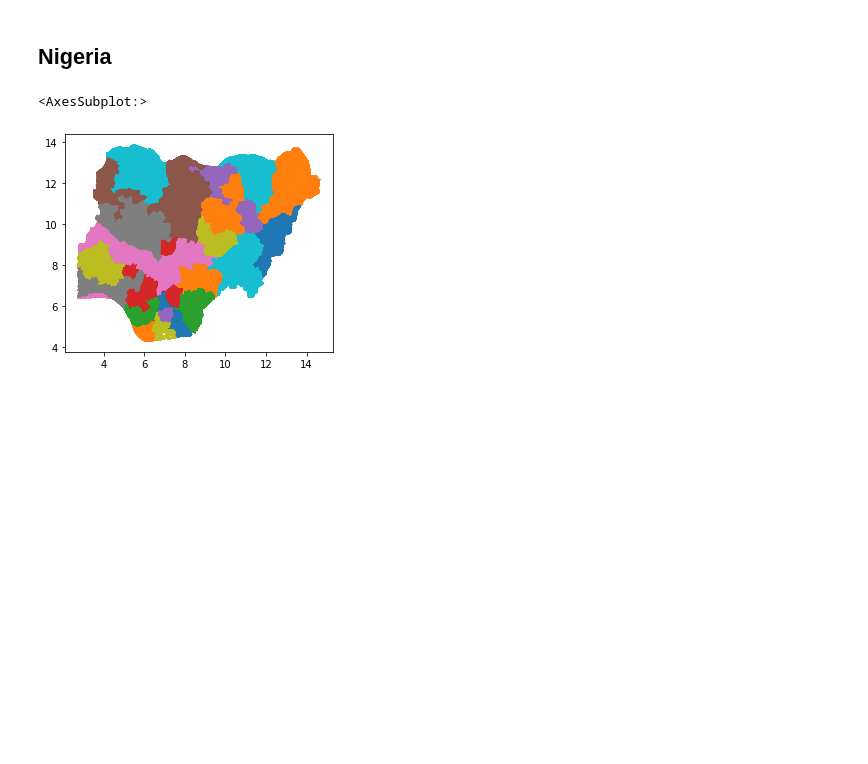
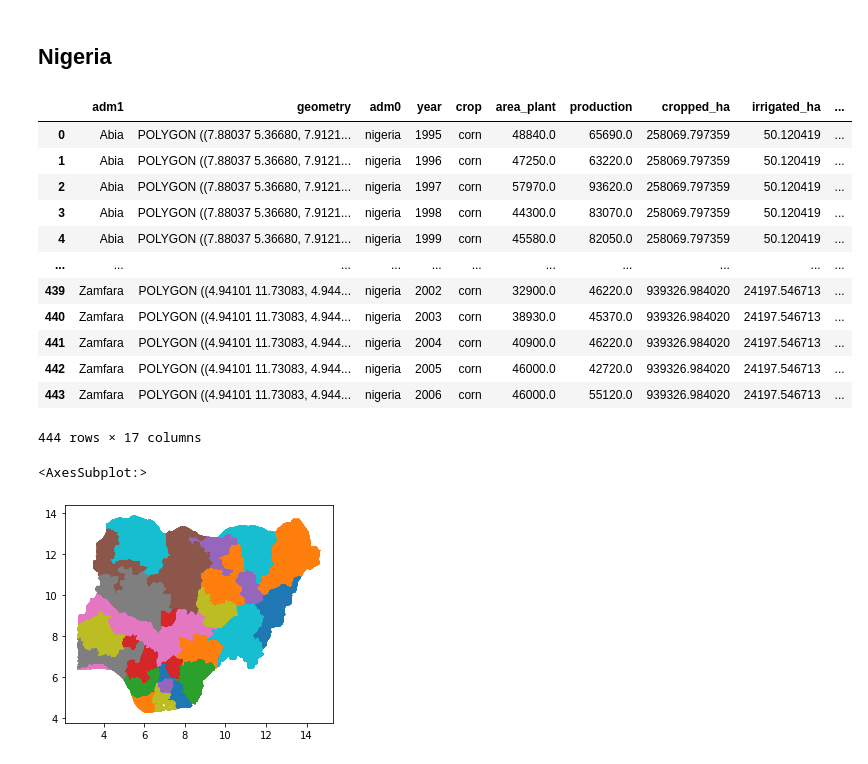
Before and after one commit to gracelewin/data_exploration, a Jupyter notebook: country_data.ipynb, the cells around one changed output. Cells and saved outputs as stored; diff of their text form; code cells hidden in the pictures; blank space fills up the shorter version.

```diff
--- a/country_data.ipynb
+++ b/country_data.ipynb
@@ -53,6 +53,21 @@ nga_crop.to_csv('data/NGA_corn_adm1_gmfd_v3.csv')
 nga_crop = nga_crop[nga_columns_keep].set_index(keys = 'adm1')
 # %%
 nga_joined = nga_shp.join(other = nga_crop, how = 'left').reset_index()
+nga_joined
+# %% [output]
+|  | adm1 | geometry | adm0 | year | crop | area_plant | production | cropped_ha | irrigated_ha | ... |
+| 0 | Abia | POLYGON ((7.88037 5.36680, 7.9121... | nigeria | 1995 | corn | 48840.0 | 65690.0 | 258069.797359 | 50.120419 | ... |
+| 1 | Abia | POLYGON ((7.88037 5.36680, 7.9121... | nigeria | 1996 | corn | 47250.0 | 63220.0 | 258069.797359 | 50.120419 | ... |
+| 2 | Abia | POLYGON ((7.88037 5.36680, 7.9121... | nigeria | 1997 | corn | 57970.0 | 93620.0 | 258069.797359 | 50.120419 | ... |
+| 3 | Abia | POLYGON ((7.88037 5.36680, 7.9121... | nigeria | 1998 | corn | 44300.0 | 83070.0 | 258069.797359 | 50.120419 | ... |
+| 4 | Abia | POLYGON ((7.88037 5.36680, 7.9121... | nigeria | 1999 | corn | 45580.0 | 82050.0 | 258069.797359 | 50.120419 | ... |
+| ... | ... | ... | ... | ... | ... | ... | ... | ... | ... | ... |
+| 439 | Zamfara | POLYGON ((4.94101 11.73083, 4.944... | nigeria | 2002 | corn | 32900.0 | 46220.0 | 939326.984020 | 24197.546713 | ... |
+| 440 | Zamfara | POLYGON ((4.94101 11.73083, 4.944... | nigeria | 2003 | corn | 38930.0 | 45370.0 | 939326.984020 | 24197.546713 | ... |
+| 441 | Zamfara | POLYGON ((4.94101 11.73083, 4.944... | nigeria | 2004 | corn | 40900.0 | 46220.0 | 939326.984020 | 24197.546713 | ... |
+| 442 | Zamfara | POLYGON ((4.94101 11.73083, 4.944... | nigeria | 2005 | corn | 46000.0 | 42720.0 | 939326.984020 | 24197.546713 | ... |
+| 443 | Zamfara | POLYGON ((4.94101 11.73083, 4.944... | nigeria | 2006 | corn | 46000.0 | 55120.0 | 939326.984020 | 24197.546713 | ... |
+444 rows × 17 columns
 # %%
 nga_joined.plot(column = 'adm1')
 # %% [output]
```
Also changed, not shown: parts of 1 cell of this notebook, 2 other files.
